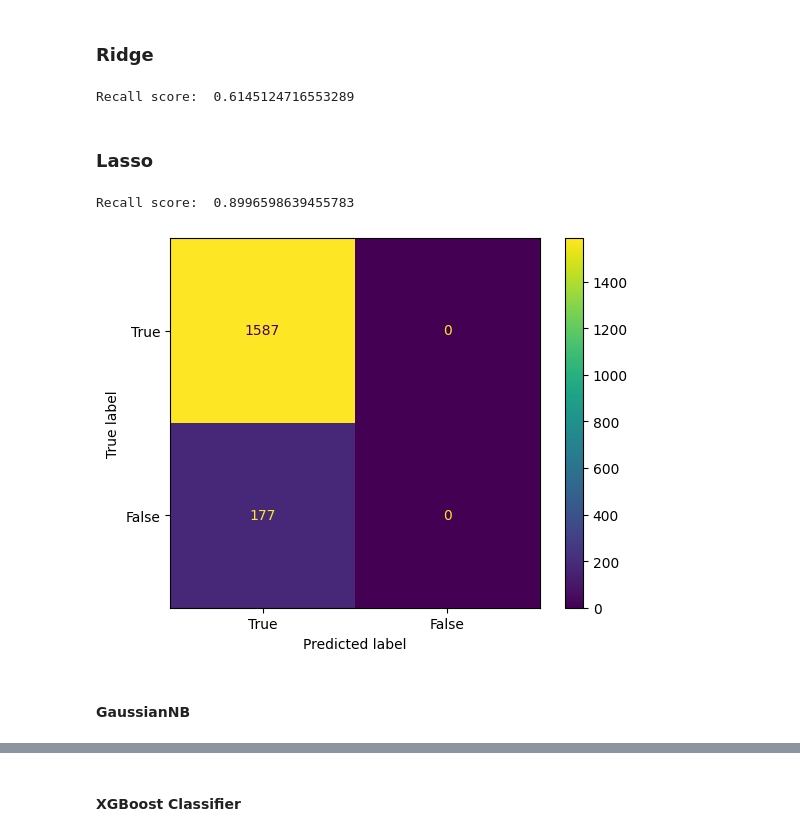
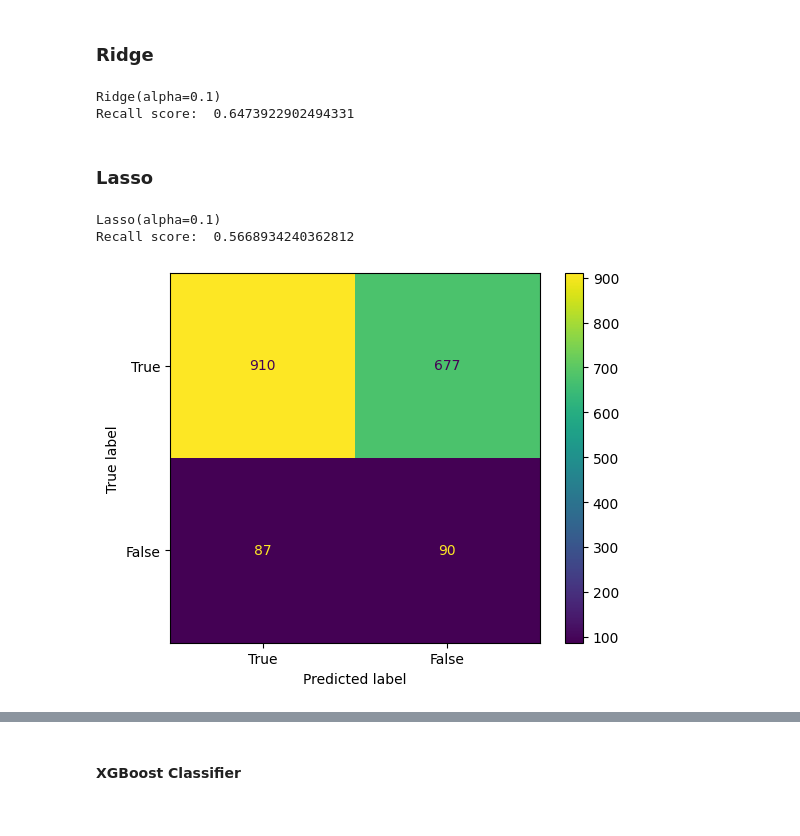
Before and after one commit to Malavita02/TrabalhoSIB, a Jupyter notebook: trabalho_sib.ipynb, the cells around one changed output, grey strips where cells are left out. Drawn from its saved outputs; the diff is of its cells as text; code cells hidden in the pictures.

```diff
--- a/trabalho_sib.ipynb
+++ b/trabalho_sib.ipynb
@@ -514,7 +509,7 @@ Como este dataset tinha muitas features (5748) e a maioria tinha apenas valores
 # Select percentile
 X = readcounts_train_X
 y = pheno_train_y
-selection = SelectPercentile(chi2, percentile=1)
+selection = SelectPercentile(chi2, percentile=8)
 X_new = selection.fit_transform(X,y)
 feature_names = selection.get_feature_names_out()
 print(len(feature_names))
@@ -794,13 +760,11 @@ knn_fusion = KNeighborsClassifier()
 param_dist_knn = {"n_neighbors": [2,4,6],"weights": ["uniform", "distance"], "algorithm": ["auto", "ball_tree", "kd_tree", "brute"], "leaf_size": [20,40,60],
               "p": [1,2]}
 
-metrics = {'recall': make_scorer(recall_score),
-           'f1': make_scorer(f1_score, average='weighted'),
-           'precision': make_scorer(precision_score)}
+metrics = {'recall': make_scorer(recall_score, average='weighted'),
+           'f1': make_scorer(f1_score)}
 
 rand_search = RandomizedSearchCV(knn_fusion, param_distributions=param_dist_knn, n_iter=20, cv = 5, scoring=metrics, n_jobs=-1, refit='recall')
 rand_search =rand_search.fit(new_df_train, pheno_train_y)
 print (rand_search.best_estimator_)
-#report(rand_search.cv_results_)
 print(rand_search.score(new_df_test, pheno_test_y))
 # %% [output]
@@ -884,31 +832,51 @@ Recall score:  0.6145124716553289
 # %% [markdown]
 ### Ridge
 # %%
-ridge = linear_model.Ridge(alpha=.1)
-ridge = ridge.fit(new_df_train, pheno_train_y)
-ridge_pred = ridge.predict(new_df_test)
-ridge_pred = np.round(ridge_pred)
+ridge = linear_model.Ridge()
+param_dist = {"alpha": [0.1, 0.01, 1]}
+
+metrics = {'recall': make_scorer(recall_score, average='weighted'),
+           'f1': make_scorer(f1_score)}
+
+rand_search = RandomizedSearchCV(ridge, param_distributions=param_dist, n_iter=20, cv = 5, scoring=metrics, n_jobs=-1, refit='recall')
+rand_search =rand_search.fit(new_df_train, pheno_train_y)
+print(rand_search.best_estimator_)
+
+rid_model_best = rand_search.best_estimator_
+rid_model_best = rid_model_best.fit(new_df_train, pheno_train_y)
+preds_rid_model = rid_model_best.predict(new_df_test)
+ridge_pred = np.round(preds_rid_model)
 
 recall_ridge = recall_score(pheno_test_y, ridge_pred, average= "weighted")
 print("Recall score: ", recall_score(pheno_test_y, ridge_pred, average= "weighted"))
 # %% [output]
-Recall score:  0.6145124716553289
+Ridge(alpha=0.1)
+Recall score:  0.6473922902494331
 # %% [markdown]
 ### Lasso
 # %%
 lasso = Lasso()
-lasso = lasso.fit(new_df_train, pheno_train_y)
-lasso_pred = lasso.predict(new_df_test)
+param_dist = {"alpha": [0.1, 0.01, 1], "selection" : ["cyclic", "random"]}
+
+metrics = {'recall': make_scorer(recall_score, average='weighted'),
+           'f1': make_scorer(f1_score)}
+
+rand_search = RandomizedSearchCV(lasso, param_distributions=param_dist, n_iter=20, cv = 5, scoring=metrics, n_jobs=-1, refit='recall')
+rand_search =rand_search.fit(new_df_train, pheno_train_y)
+print(rand_search.best_estimator_)
+
+lasso_best = rand_search.best_estimator_
+lasso_best = lasso_best.fit(new_df_train, pheno_train_y)
+lasso_pred = lasso_best.predict(new_df_test)
 lasso_pred = np.round(lasso_pred)
 print("Recall score: ", recall_score(pheno_test_y, lasso_pred, average= "weighted"))
 recall_lasso = recall_score(pheno_test_y, lasso_pred, average= "weighted")
 
 cm_lasso = confusion_matrix(pheno_test_y, lasso_pred)
 disp_lasso = ConfusionMatrixDisplay(confusion_matrix=cm_lasso, display_labels=[True, False])
 disp_lasso.plot()
 plt.show()
 # %% [output]
-Recall score:  0.8996598639455783
+Lasso(alpha=0.1)
+Recall score:  0.5668934240362812
-[figure, old version]
+[figure, new version]
-# %% [markdown]
-#### GaussianNB
```
Also changed, not shown: parts of 30 cells of this notebook.
